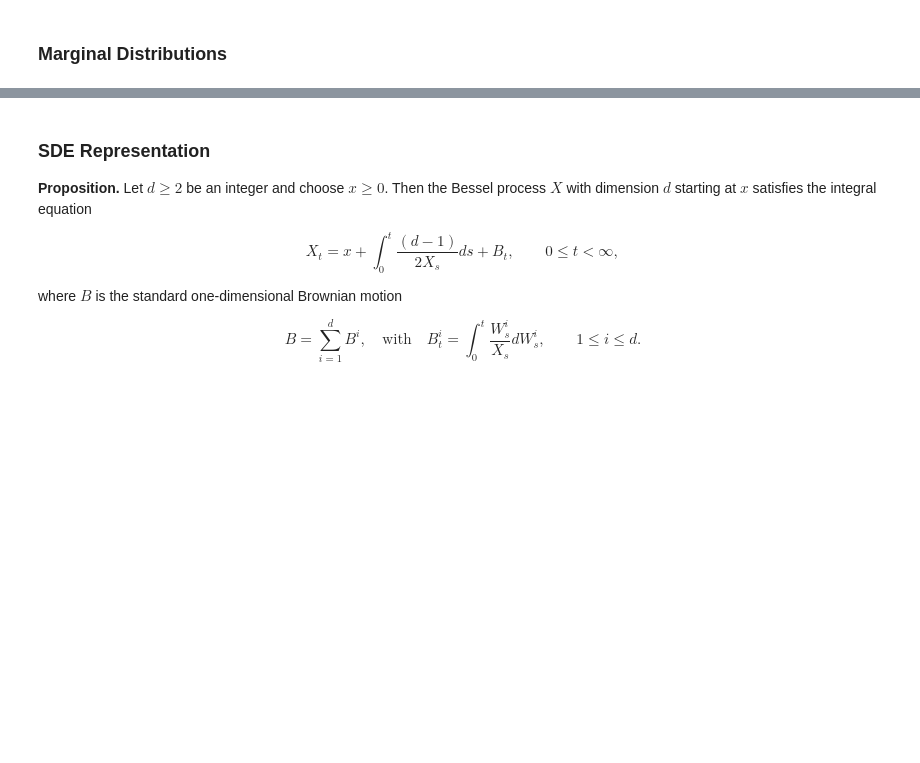
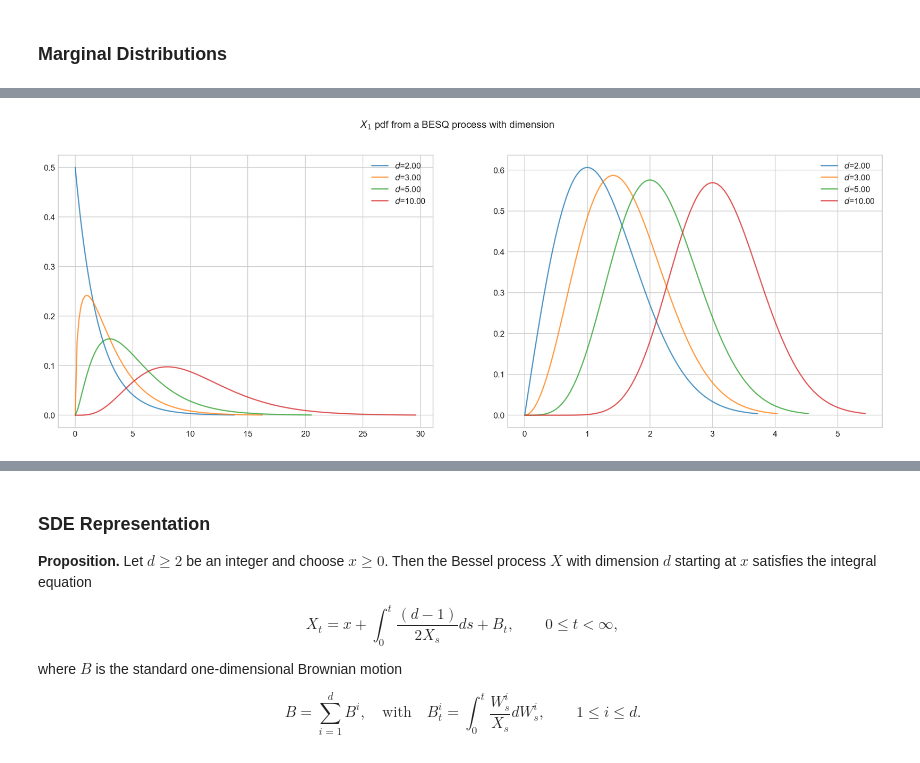
Before and after one commit to quantgirluk/Understanding-Quantitative-Finance, a Jupyter notebook: UQF/bessel_processes.ipynb, the cells around one changed output, grey strips where cells are left out. Drawn from its saved outputs; the diff is of its cells as text; code cells hidden in the pictures; blank space fills up the shorter version.

```diff
--- a/UQF/bessel_processes.ipynb
+++ b/UQF/bessel_processes.ipynb
@@ -135,0 +198,18 @@ i.e.;  $X_t = X_t|X_0=0$, is a scaled [Chi](https://en.wikipedia.org/wiki/Chi_di
+# %%
+
+fig, axs = plt.subplots(1, 2, figsize=(18, 6))
+
+dims = [2, 3, 5, 10]
+
+for d in dims:
+    processes = [BESQProcess(dim=d), BESProcess(dim=d)]
+    for (process, ax) in zip(processes, axs):
+        X_t = process.get_marginal(t=1.0)
+        x = np.linspace(0, X_t.ppf(0.999), 100)
+        ax.plot(x, X_t.pdf(x), '-', lw=1.5,
+                alpha=0.75, label=f'$d$={d:.2f}')
+        ax.legend()
+fig.suptitle(f'$X_1$ pdf from a BESQ process with dimension')
+plt.show()
+# %% [output]
+[figure, added]
```
Also changed, not shown: parts of 13 cells of this notebook.
